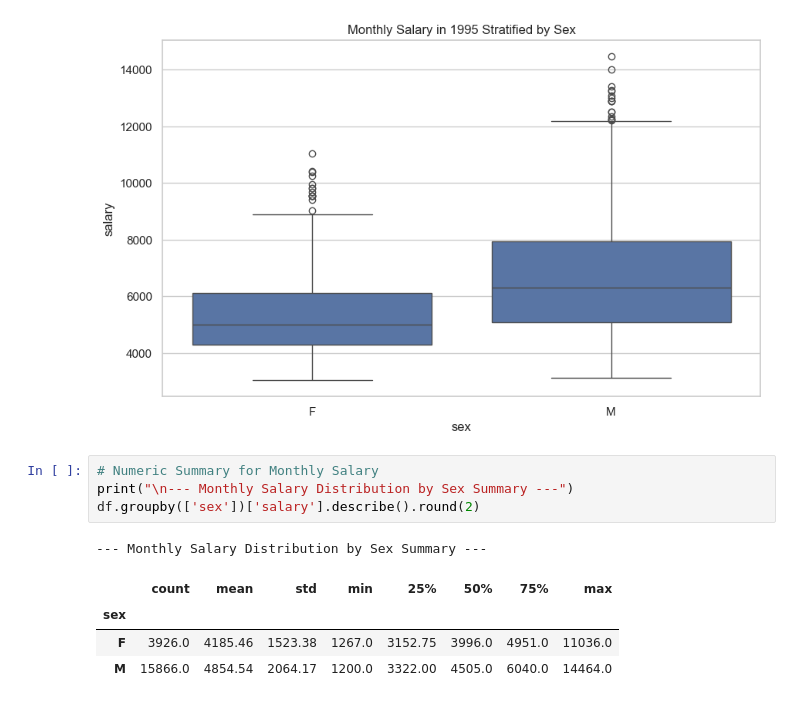
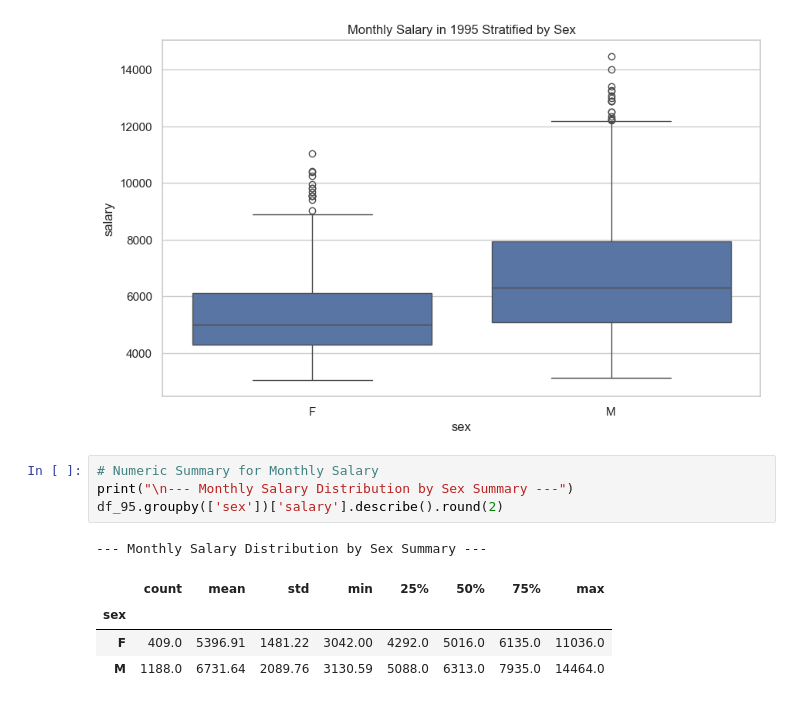
Before and after one commit to Jaiycex/Data557_Project_StoryTeam, a Jupyter notebook: Milestone 2.ipynb, the cells around one changed output. Saved outputs shown, nothing was run; the diff lists cells and outputs as text.

Commit message:
fixed numerical summaries for rank and salary+ overall summmary

```diff
--- a/Milestone 2.ipynb
+++ b/Milestone 2.ipynb
@@ -148,10 +209,10 @@ plt.show()
 # %%
 # Numeric Summary for Monthly Salary
 print("\n--- Monthly Salary Distribution by Sex Summary ---")
-df.groupby(['sex'])['salary'].describe().round(2)
+df_95.groupby(['sex'])['salary'].describe().round(2)
 # %% [output]
 --- Monthly Salary Distribution by Sex Summary ---
 |  | count | mean | std | min | 25% | 50% | 75% | max |
 | sex |  |  |  |  |  |  |  |  |
-| F | 3926.0 | 4185.46 | 1523.38 | 1267.0 | 3152.75 | 3996.0 | 4951.0 | 11036.0 |
-| M | 15866.0 | 4854.54 | 2064.17 | 1200.0 | 3322.00 | 4505.0 | 6040.0 | 14464.0 |
+| F | 409.0 | 5396.91 | 1481.22 | 3042.00 | 4292.0 | 5016.0 | 6135.0 | 11036.0 |
+| M | 1188.0 | 6731.64 | 2089.76 | 3130.59 | 5088.0 | 6313.0 | 7935.0 | 14464.0 |
```
Also changed, not shown: parts of 17 cells of this notebook.
